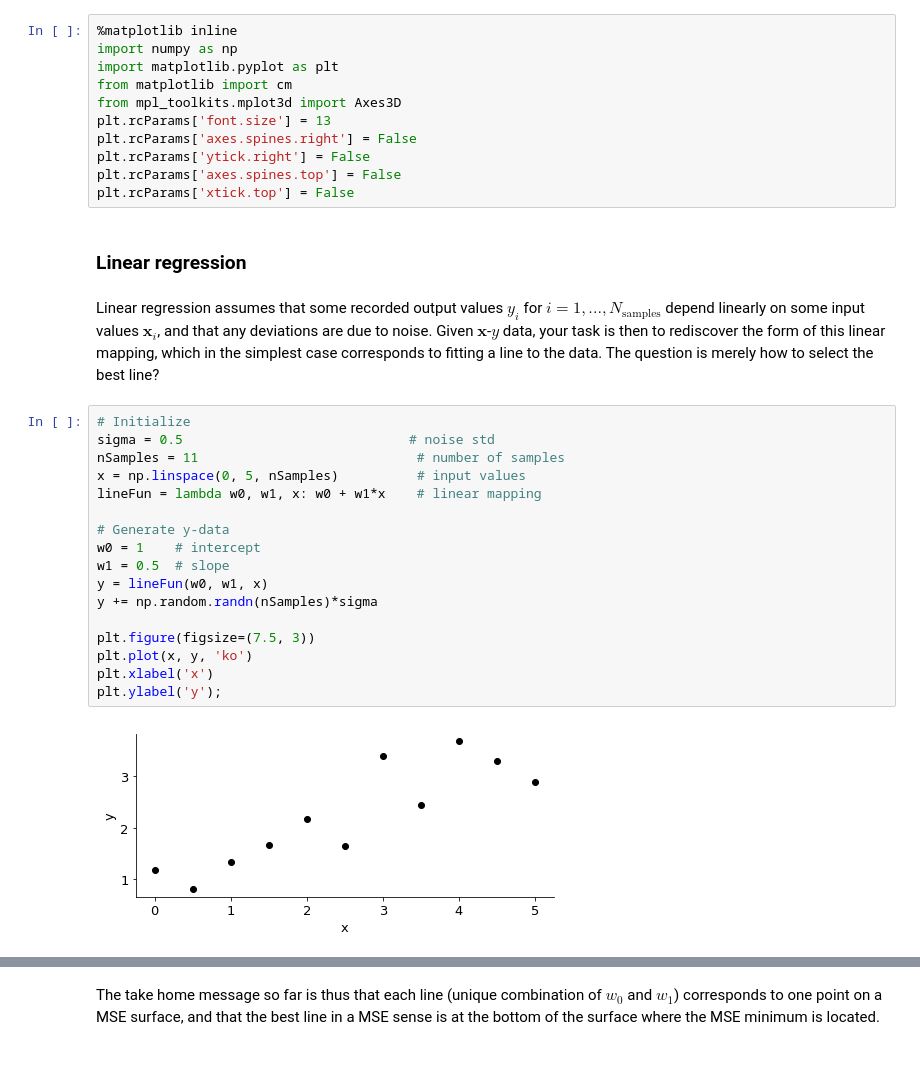
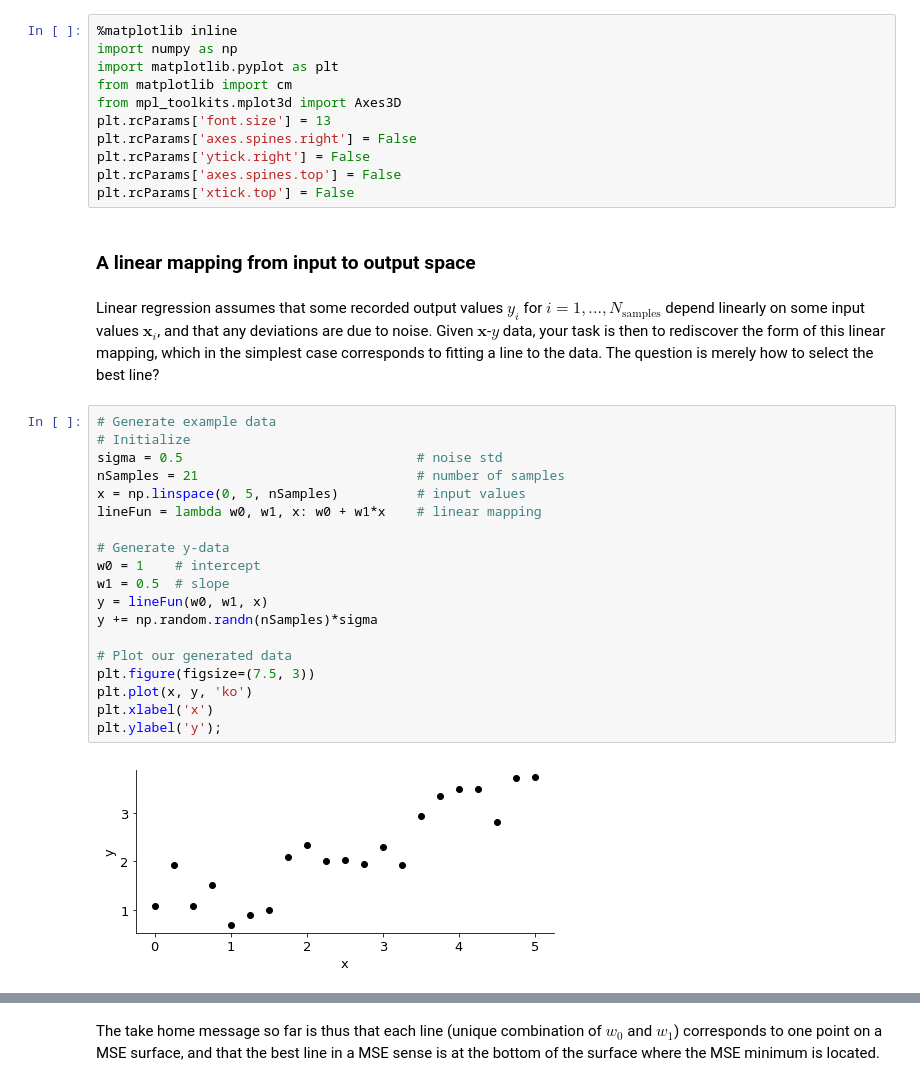
Before and after one commit to ala-laurila-lab/jupyter-notebooks, a Jupyter notebook: Linear Regression.ipynb, the cells around one changed output, grey strips where cells are left out. Drawn from its saved outputs; the diff is of its cells as text.

Commit message:
add more work on the linear regression tutorial

```diff
--- a/Linear Regression.ipynb
+++ b/Linear Regression.ipynb
@@ -9,27 +9,29 @@ plt.rcParams['axes.spines.right'] = False
 plt.rcParams['ytick.right'] = False
 plt.rcParams['axes.spines.top'] = False
 plt.rcParams['xtick.top'] = False
-# %% [markdown]
-### Linear regression
+# %% [markdown]
+### A linear mapping from input to output space
 # %% [markdown]
 Linear regression assumes that some recorded output values $y_i$ for $i=1,...,N_\mathrm{samples}$ depend linearly on some input values $\mathbf{x}_i$, and that any deviations are due to noise. Given $\mathbf{x}$-$y$ data, your task is then to rediscover the form of this linear mapping, which in the simplest case corresponds to fitting a line to the data. The question is merely how to select the best line?
 # %%
+# Generate example data
 # Initialize
-sigma = 0.5                             # noise std
-nSamples = 11                            # number of samples
+sigma = 0.5                              # noise std
+nSamples = 21                            # number of samples
 x = np.linspace(0, 5, nSamples)          # input values
 lineFun = lambda w0, w1, x: w0 + w1*x    # linear mapping
 
 # Generate y-data
 w0 = 1    # intercept
 w1 = 0.5  # slope
 y = lineFun(w0, w1, x)
 y += np.random.randn(nSamples)*sigma
 
+# Plot our generated data
 plt.figure(figsize=(7.5, 3))
 plt.plot(x, y, 'ko')
 plt.xlabel('x')
 plt.ylabel('y');
 # %% [output]
-[figure, old version]
+[figure, new version]
 # %% [markdown]
```
Also changed, not shown: parts of 19 cells of this notebook, 1 other file.
